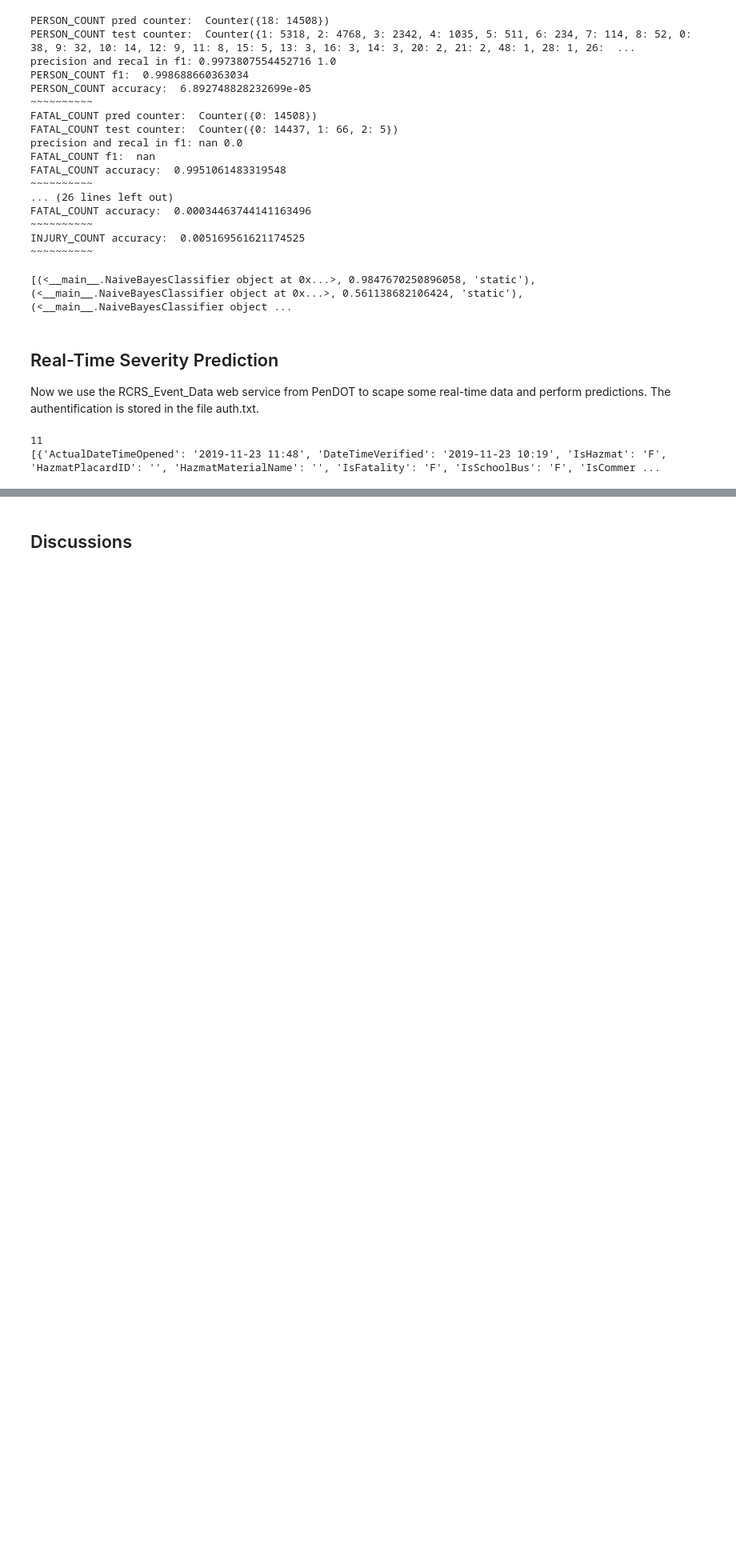
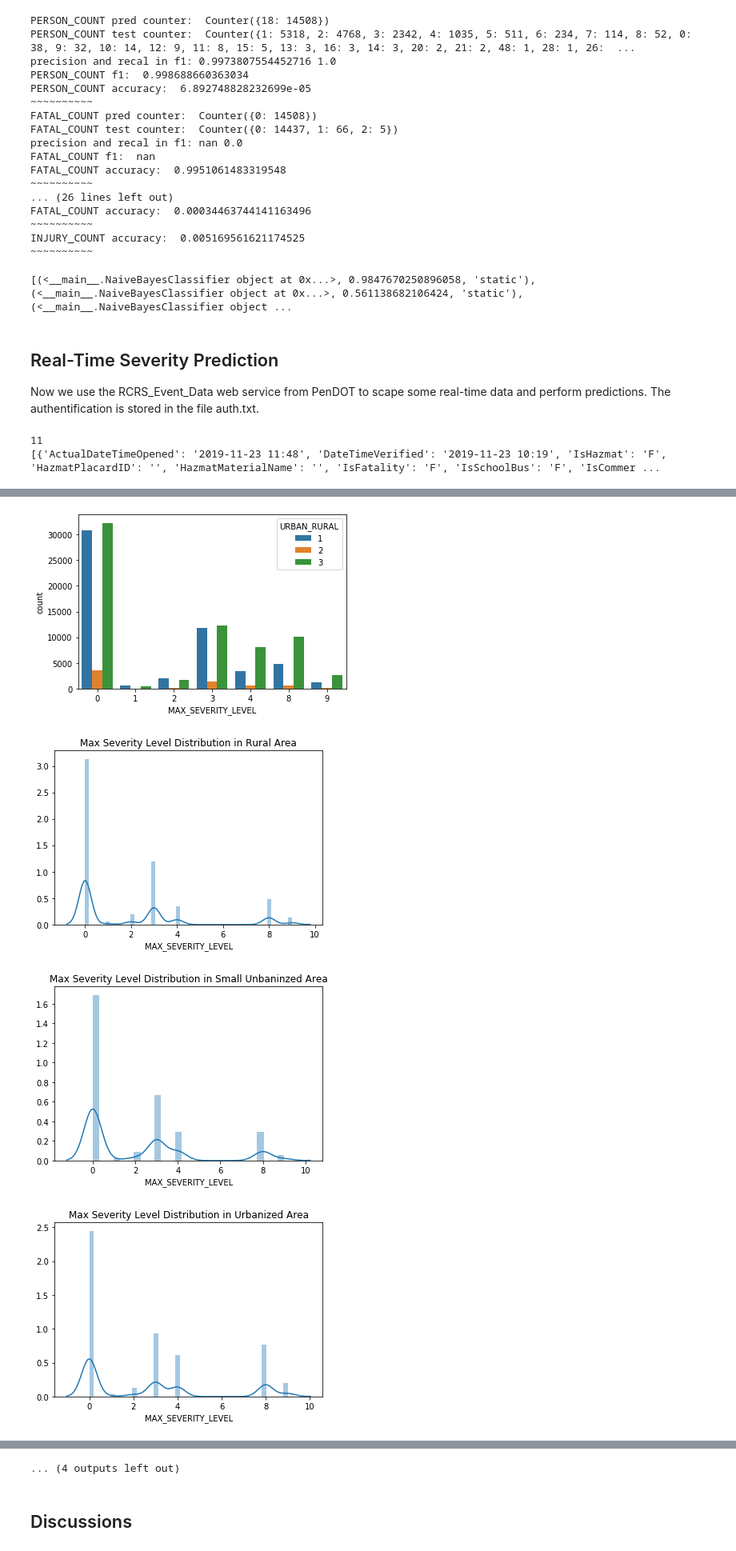
Before and after one commit to NasirNabi75/15688-Final-Project, a Jupyter notebook: code.ipynb, the cells around one changed output, grey strips where cells are left out. Shown at 80% size. Saved outputs shown, nothing was run; the diff lists cells and outputs as text; code cells hidden in the pictures; blank space fills up the shorter version.

Commit message:
Add data visualization for max_severity_level
Compare max_severity_level between urban/rural

```diff
--- a/code.ipynb
+++ b/code.ipynb
@@ -629,0 +634,36 @@ print(crashes)
+# %%
+def urban_rural_comp():
+    f1 = plt.figure(1)
+    a = sns.countplot(x='MAX_SEVERITY_LEVEL', hue='URBAN_RURAL', data=df_counties)
+
+    f2 = plt.figure(2)
+    dff = df_counties.loc[df_counties['URBAN_RURAL'] == 1]
+    df = pd.DataFrame({'MAX_SEVERITY_LEVEL': dff['MAX_SEVERITY_LEVEL'], 'URBAN_RURAL':dff['URBAN_RURAL'], 'MONTH':dff['CRASH_MONTH']})
+    # df = df.groupby('URBAN_RURAL').count().reset_index()
+    # sns.jointplot(x='MONTH', y='MAX_SEVERITY_LEVEL', data=df)
+    b = sns.distplot(df['MAX_SEVERITY_LEVEL'])
+    b.set_title("Max Severity Level Distribution in Rural Area")
+
+    f3 = plt.figure(3)
+    dff = df_counties.loc[df_counties['URBAN_RURAL'] == 2]
+    df = pd.DataFrame({'MAX_SEVERITY_LEVEL': dff['MAX_SEVERITY_LEVEL'], 'URBAN_RURAL':dff['URBAN_RURAL'], 'MONTH':dff['CRASH_MONTH']})
+    c = sns.distplot(df['MAX_SEVERITY_LEVEL'])
+    c.set_title("Max Severity Level Distribution in Small Unbaninzed Area")
+
+    f4 = plt.figure(4)
+    dff = df_counties.loc[df_counties['URBAN_RURAL'] == 3]
+    df = pd.DataFrame({'MAX_SEVERITY_LEVEL': dff['MAX_SEVERITY_LEVEL'], 'URBAN_RURAL':dff['URBAN_RURAL'], 'MONTH':dff['CRASH_MONTH']})
+    d = sns.distplot(df['MAX_SEVERITY_LEVEL'])
+    d.set_title("Max Severity Level Distribution in Urbanized Area")
+
+    for i in range(1,13):
+        f = plt.figure(i+4)
+        df = df_counties.loc[df_counties['CRASH_MONTH'] == i]
+        p = sns.countplot(x='MAX_SEVERITY_LEVEL', hue='URBAN_RURAL', data=df)
+        p.set(ylim=(0, 4000))
+urban_rural_comp()
+# %% [output]
+[figure, added]
+[figure, added]
+[figure, added]
+[figure, added]
@@ -630,2 +678,3 @@ print(crashes)
+... (4 outputs left out)
 # %% [markdown]
 ## Discussions
```
Also changed, not shown: parts of 5 cells of this notebook.
